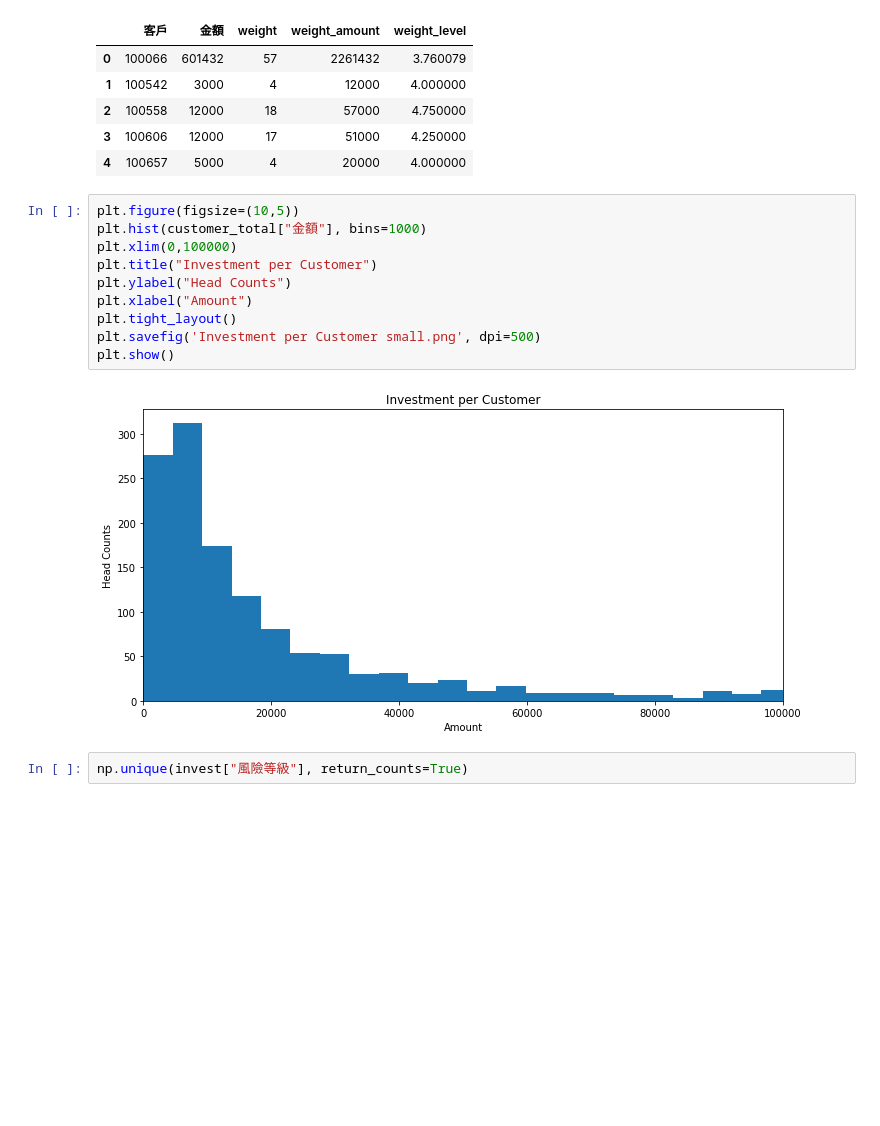
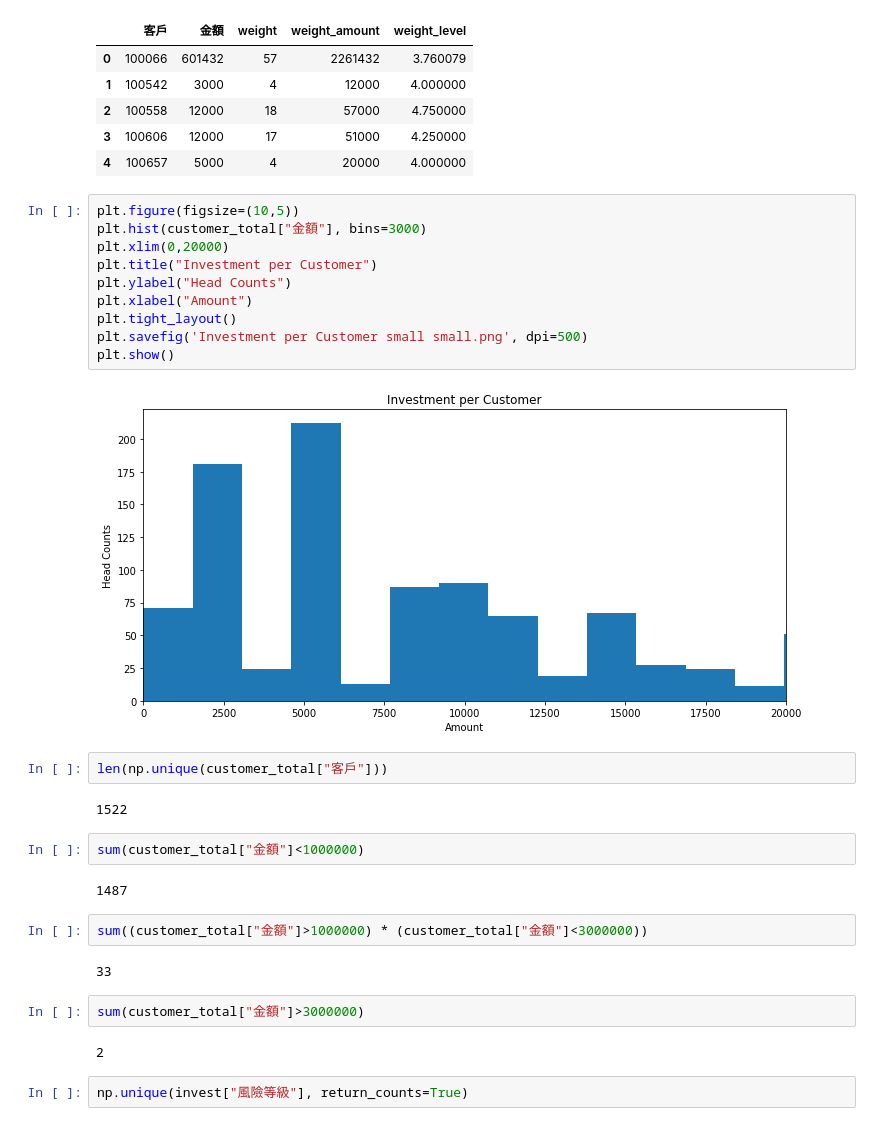
Before and after one commit to thtang/Fintech-Text-Mining-and-Machine-Learning, a Jupyter notebook: final/EDA.ipynb, the cells around one changed output. Saved outputs shown, nothing was run; the diff lists cells and outputs as text; blank space fills up the shorter version.

```diff
--- a/final/EDA.ipynb
+++ b/final/EDA.ipynb
@@ -438,16 +364,32 @@ customer_total.head()
 | 4 | 100657 | 5000 | 4 | 20000 | 4.000000 |
 # %%
 plt.figure(figsize=(10,5))
-plt.hist(customer_total["金額"], bins=1000)
-plt.xlim(0,100000)
+plt.hist(customer_total["金額"], bins=3000)
+plt.xlim(0,20000)
 plt.title("Investment per Customer")
 plt.ylabel("Head Counts")
 plt.xlabel("Amount")
 plt.tight_layout()
-plt.savefig('Investment per Customer small.png', dpi=500)
+plt.savefig('Investment per Customer small small.png', dpi=500)
 plt.show()
 # %% [output]
-[figure, old version]
+[figure, new version]
+# %%
+len(np.unique(customer_total["客戶"]))
+# %% [output]
+1522
+# %%
+sum(customer_total["金額"]<1000000)
+# %% [output]
+1487
+# %%
+sum((customer_total["金額"]>1000000) * (customer_total["金額"]<3000000))
+# %% [output]
+33
+# %%
+sum(customer_total["金額"]>3000000)
+# %% [output]
+2
 # %%
 np.unique(invest["風險等級"], return_counts=True)
 # %% [output]
```
Also changed, not shown: parts of 21 cells of this notebook, 4 other files.
